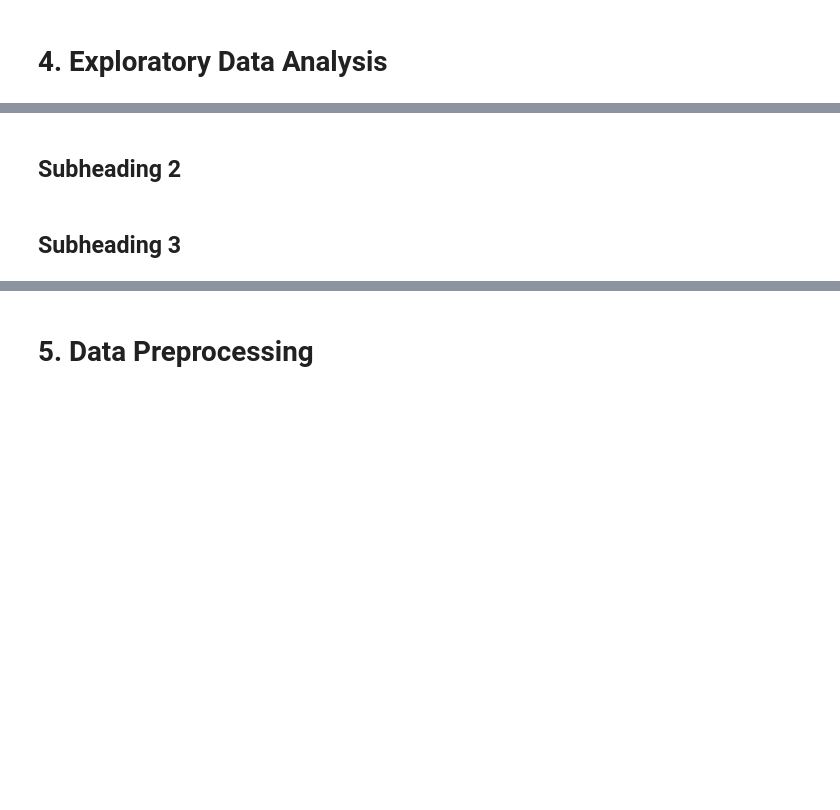
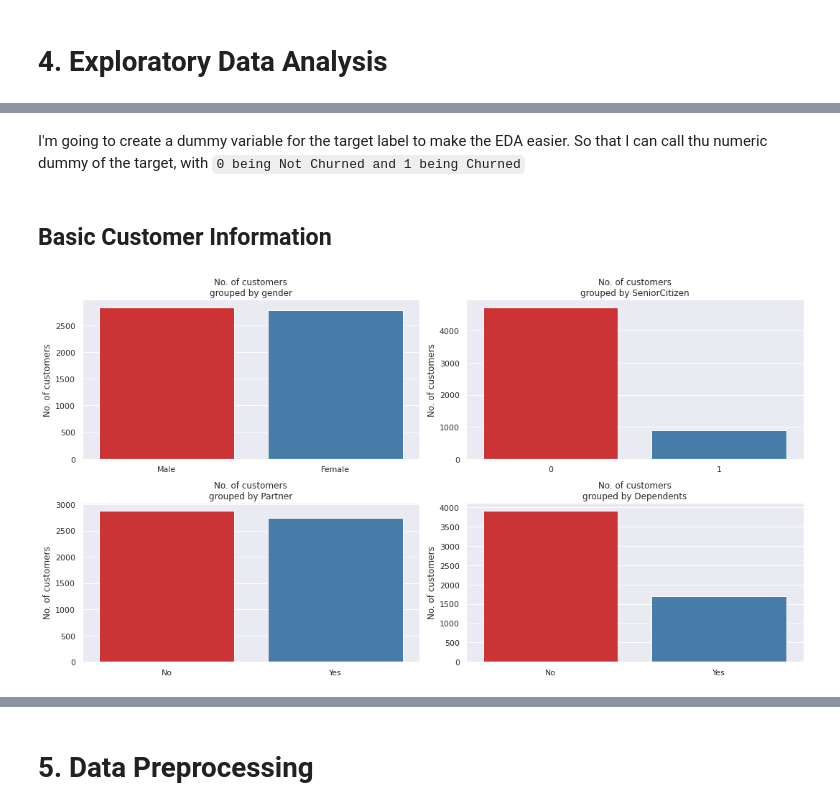
Before and after one commit to NikkiSatmaka/sticky-customers-operation, a Jupyter notebook: h8dsft_Milestone1P2_nikki_satmaka.ipynb, the cells around one changed output, grey strips where cells are left out. Drawn from its saved outputs; the diff is of its cells as text; code cells hidden in the pictures; blank space fills up the shorter version.

```diff
--- a/h8dsft_Milestone1P2_nikki_satmaka.ipynb
+++ b/h8dsft_Milestone1P2_nikki_satmaka.ipynb
@@ -444,4 +451,25 @@ df_train_ori = df_train.copy()
-# %% [markdown]
-## Subheading 2
-# %% [markdown]
-## Subheading 3
+# %% [markdown]
+I'm going to create a dummy variable for the target label to make the EDA easier.
+So that I can call thu numeric dummy of the target, with `0 being Not Churned and 1 being Churned`
+# %%
+# create a dummy feature for 'Churn'
+df_train = pd.concat([df_train, pd.get_dummies(df_train['Churn'], prefix='Churn', drop_first=True)], axis=1)
+# %% [markdown]
+## Basic Customer Information
+# %%
+# plot number of customers grouped by basic information
+plt.figure(figsize=(15, 8))
+for i, col in enumerate(['gender', 'SeniorCitizen', 'Partner', 'Dependents']):
+    sns.countplot(
+        data=df_train,
+        x=col, order=df_train[col].value_counts().index, ax=plt.subplot(2, 2, i+1)
+    )
+    plt.title(f'No. of customers\ngrouped by {col}')
+    plt.xlabel(None)
+    plt.ylabel("No. of customers")
+
+
+plt.tight_layout()
+plt.show()
+# %% [output]
+[figure, added]
```
Also changed, not shown: parts of 58 cells of this notebook.
